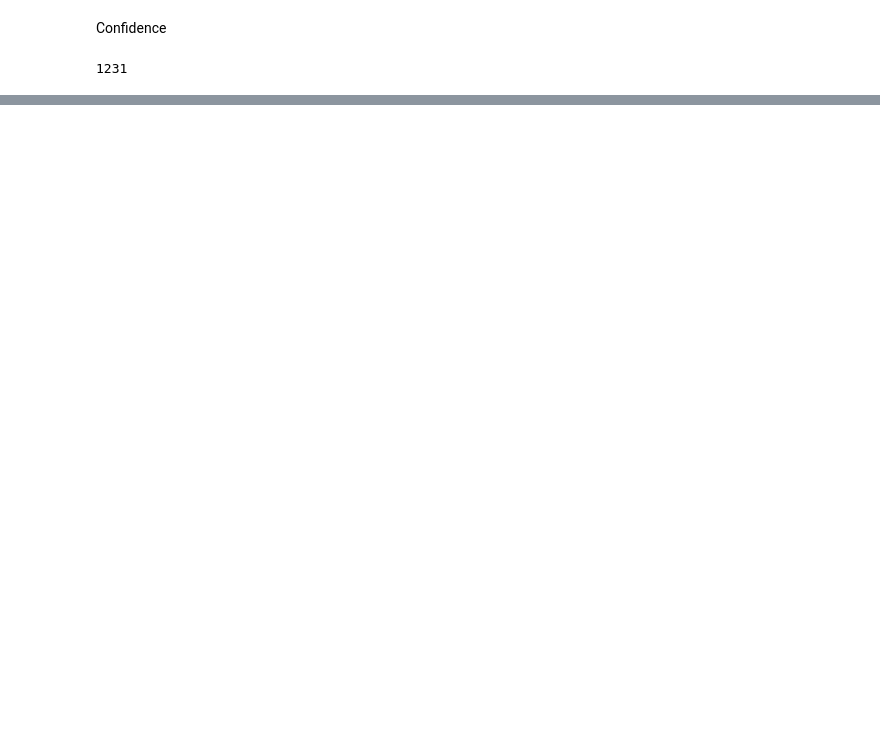
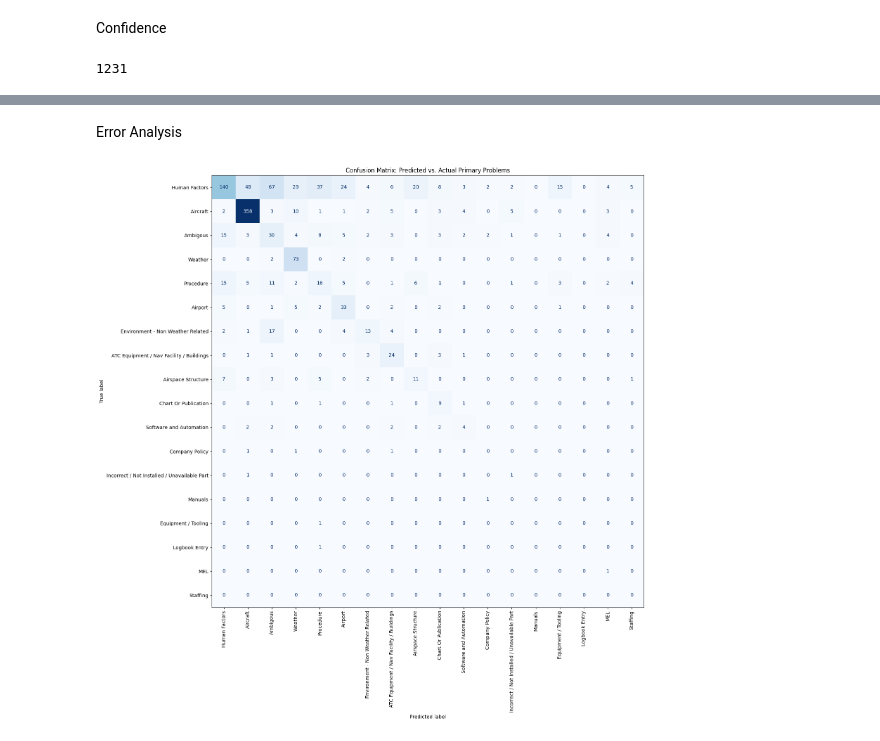
Before and after one commit to victorouma1/Final-Capstone-Project, a Jupyter notebook: main_colab.ipynb, the cells around one changed output, grey strips where cells are left out. Cells and saved outputs as stored; diff of their text form; code cells hidden in the pictures; blank space fills up the shorter version.

Commit message:
Added error analysis to notebook

```diff
--- a/main_colab.ipynb
+++ b/main_colab.ipynb
@@ -936,0 +929,15 @@ Confidence: 95.28
+# %% [markdown]
+Error Analysis
+# %%
+labels = list(label_mapping.values())
+
+fig, ax = plt.subplots(figsize=(16, 16))
+cm = confusion_matrix(test_df_2['Actual'], test_df_2['Predicted'], labels=labels)
+disp = ConfusionMatrixDisplay(confusion_matrix=cm, display_labels=labels)
+
+disp.plot(xticks_rotation='vertical', ax=ax, cmap='Blues', colorbar=False)
+plt.title("Confusion Matrix: Predicted vs. Actual Primary Problems")
+plt.tight_layout()
+plt.show()
+# %% [output]
+[figure, added]
```
Also changed, not shown: parts of 25 cells of this notebook.
